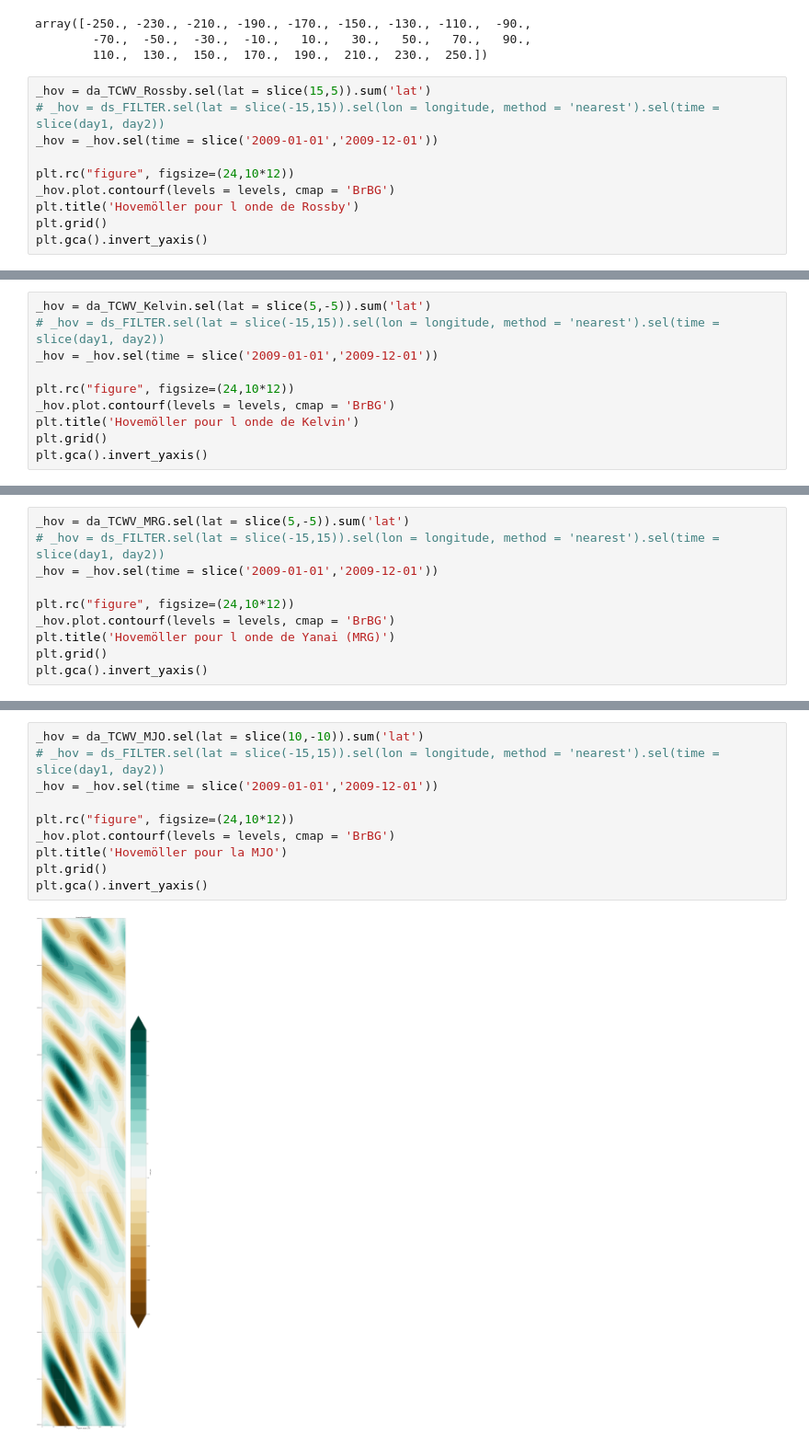
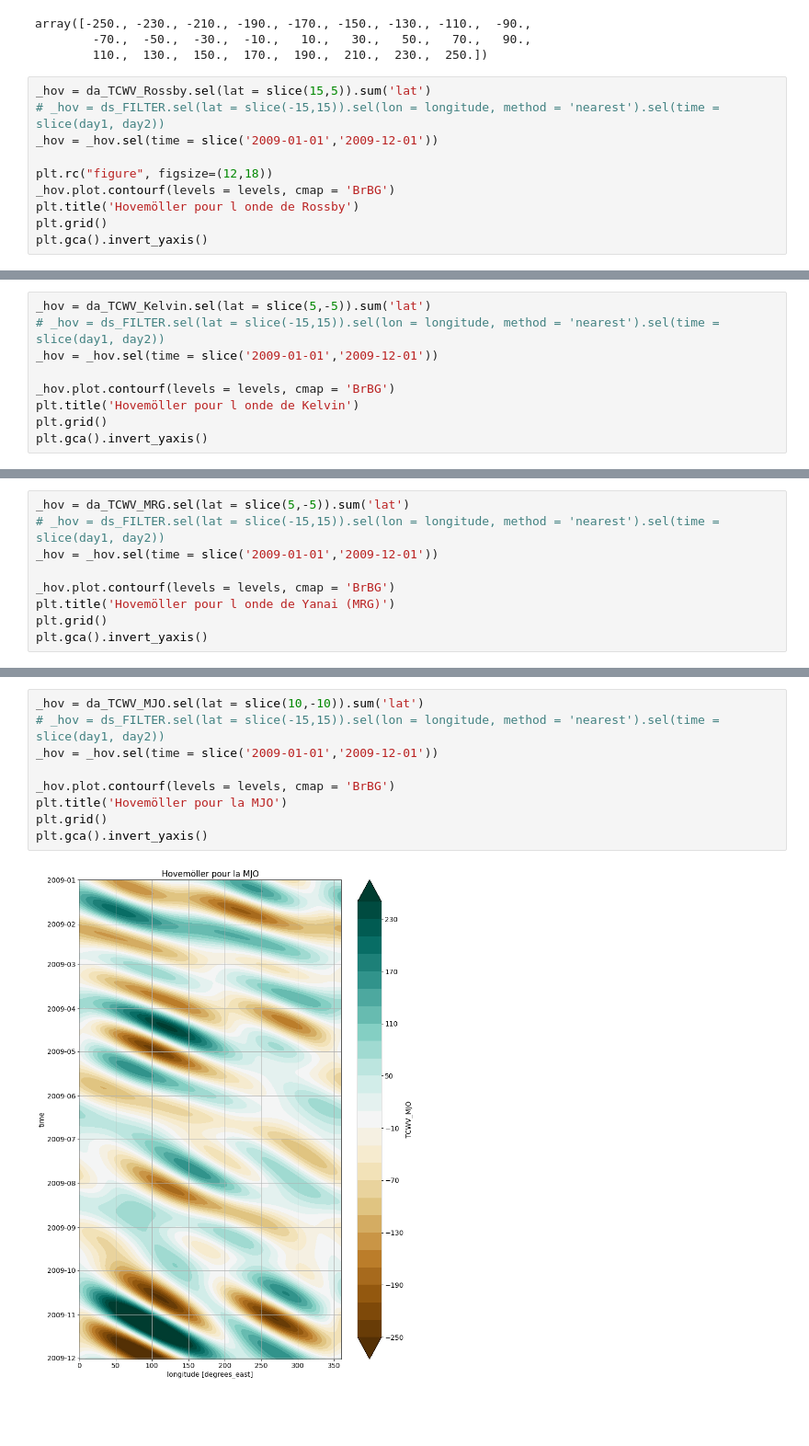
Before and after one commit to durandy86/TOWEL, a Jupyter notebook: ANALYSIS/Hovemoller/Hovemoller_TCWV.ipynb, the cells around one changed output, grey strips where cells are left out. Shown at 92% size. Saved outputs shown, nothing was run; the diff lists cells and outputs as text; blank space fills up the shorter version.

```diff
--- a/ANALYSIS/Hovemoller/Hovemoller_TCWV.ipynb
+++ b/ANALYSIS/Hovemoller/Hovemoller_TCWV.ipynb
@@ -114,7 +114,7 @@ _hov = da_TCWV_Rossby.sel(lat = slice(15,5)).sum('lat')
 # _hov = ds_FILTER.sel(lat = slice(-15,15)).sel(lon = longitude, method = 'nearest').sel(time = slice(day1, day2))
 _hov = _hov.sel(time = slice('2009-01-01','2009-12-01'))
 
-plt.rc("figure", figsize=(24,10*12))
+plt.rc("figure", figsize=(12,18))
 _hov.plot.contourf(levels = levels, cmap = 'BrBG')
 plt.title('Hovemöller pour l onde de Rossby')
 plt.grid()
@@ -126,7 +126,6 @@ _hov = da_TCWV_Kelvin.sel(lat = slice(5,-5)).sum('lat')
 # _hov = ds_FILTER.sel(lat = slice(-15,15)).sel(lon = longitude, method = 'nearest').sel(time = slice(day1, day2))
 _hov = _hov.sel(time = slice('2009-01-01','2009-12-01'))
 
-plt.rc("figure", figsize=(24,10*12))
 _hov.plot.contourf(levels = levels, cmap = 'BrBG')
 plt.title('Hovemöller pour l onde de Kelvin')
 plt.grid()
@@ -138,7 +137,6 @@ _hov = da_TCWV_MRG.sel(lat = slice(5,-5)).sum('lat')
 # _hov = ds_FILTER.sel(lat = slice(-15,15)).sel(lon = longitude, method = 'nearest').sel(time = slice(day1, day2))
 _hov = _hov.sel(time = slice('2009-01-01','2009-12-01'))
 
-plt.rc("figure", figsize=(24,10*12))
 _hov.plot.contourf(levels = levels, cmap = 'BrBG')
 plt.title('Hovemöller pour l onde de Yanai (MRG)')
 plt.grid()
@@ -148,12 +146,11 @@ plt.gca().invert_yaxis()
 # %%
 _hov = da_TCWV_MJO.sel(lat = slice(10,-10)).sum('lat')
 # _hov = ds_FILTER.sel(lat = slice(-15,15)).sel(lon = longitude, method = 'nearest').sel(time = slice(day1, day2))
 _hov = _hov.sel(time = slice('2009-01-01','2009-12-01'))
 
-plt.rc("figure", figsize=(24,10*12))
 _hov.plot.contourf(levels = levels, cmap = 'BrBG')
 plt.title('Hovemöller pour la MJO')
 plt.grid()
 plt.gca().invert_yaxis()
 # %% [output]
-[figure, old version]
+[figure, new version]
```
Also changed, not shown: parts of 4 cells of this notebook, 42 other files.
